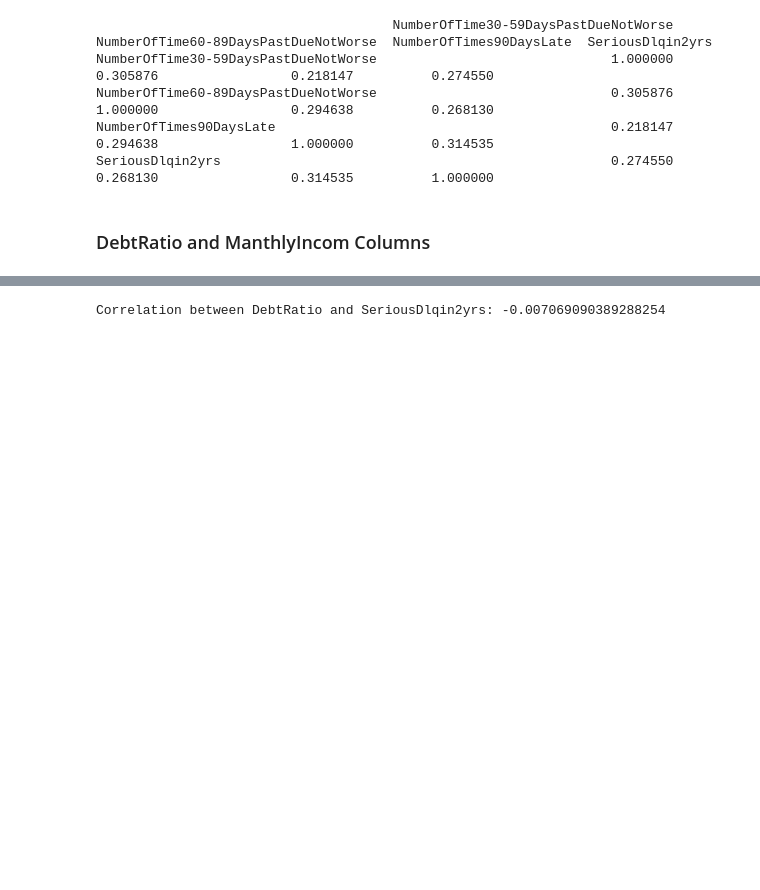
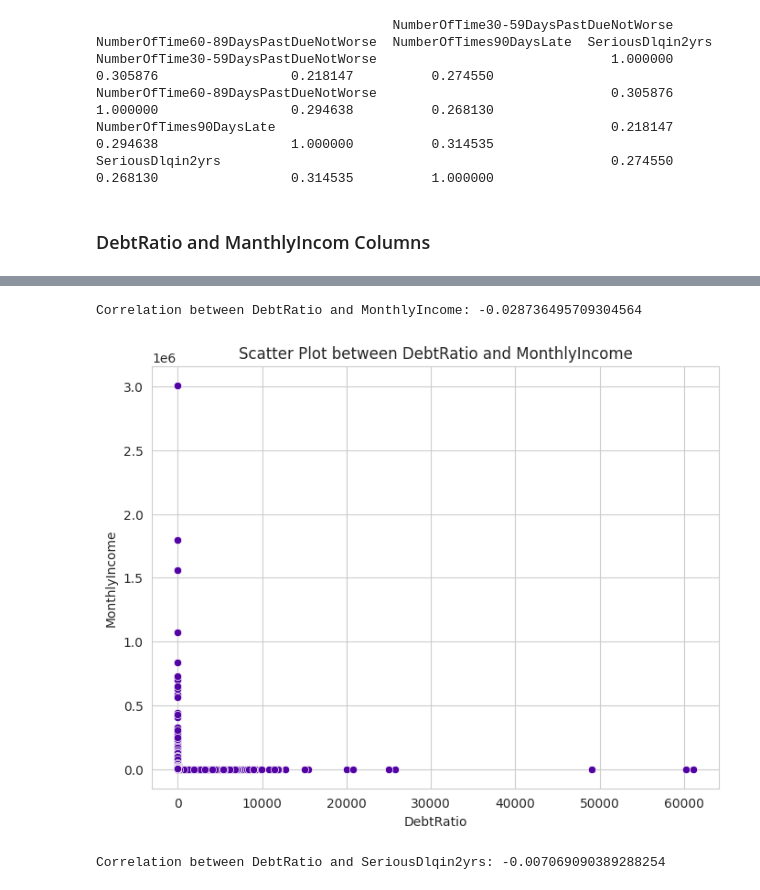
Before and after one commit to Saba-a11/Kaggle_Credit_Score, a Jupyter notebook: CreditModel.ipynb, the cells around one changed output, grey strips where cells are left out. Drawn from its saved outputs; the diff is of its cells as text; code cells hidden in the pictures; blank space fills up the shorter version.

```diff
--- a/CreditModel.ipynb
+++ b/CreditModel.ipynb
@@ -440,3 +532,11 @@ Name: DebtRatio, dtype: float64
+# %%
+prt_corr('DebtRatio', 'SeriousDlqin2yrs')
+# %% [output]
+Correlation between DebtRatio and MonthlyIncome: -0.028736495709304564
+# %%
+scatter_plot('DebtRatio', 'MonthlyIncome')
+# %% [output]
+[figure, added]
 # %%
 prt_corr('DebtRatio', 'SeriousDlqin2yrs')
 # %% [output]
```
Also changed, not shown: parts of 9 cells of this notebook.
